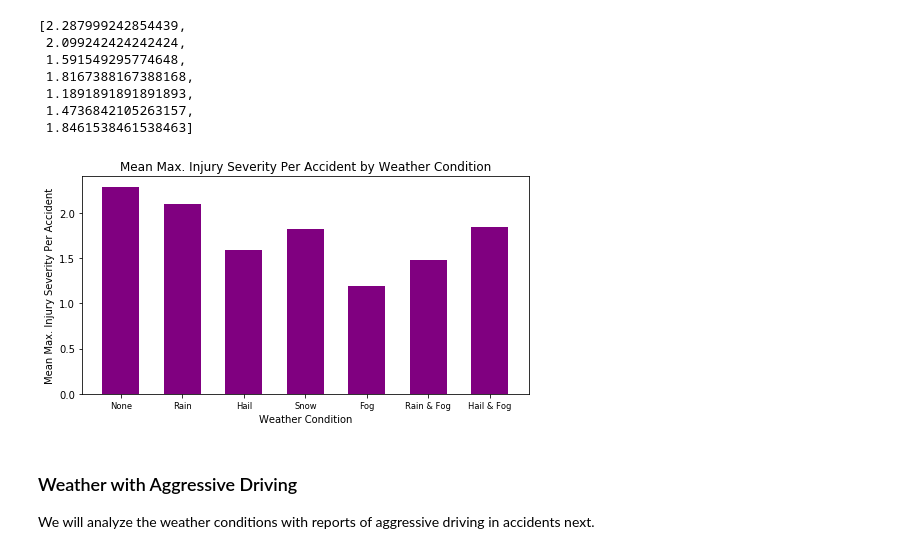
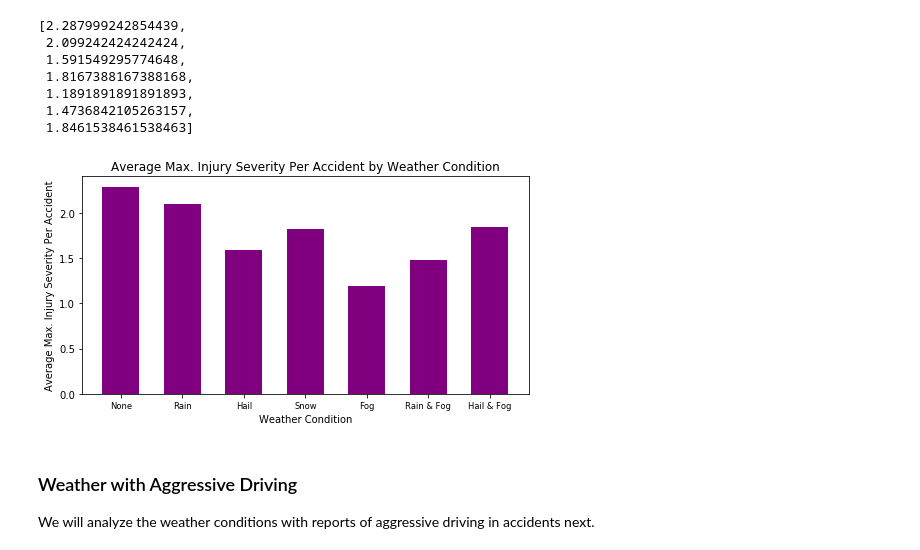
Before and after one commit to andythai/allegheny-crashes, a Jupyter notebook: FinalProject.ipynb, the cells around one changed output. Cells and saved outputs as stored; diff of their text form; code cells hidden in the pictures.

```diff
--- a/FinalProject.ipynb
+++ b/FinalProject.ipynb
@@ -352,19 +381,19 @@ df_weather_mean_sev
 # %%
 # Bar graph of means of max injury severity from driving per weather condition
 x_lbls = ['None','Rain', 'Hail', 'Snow', 'Fog', 'Rain & Fog', 'Hail & Fog']
 y = df_weather_mean_sev
 
 plt.figure(figsize=(8,4))
 weather_mean_inj_plt = plt.bar(range(1, len(x_lbls) + 1), y, width=0.6, color='purple')
 
 plt.xticks(range(1,len(x_lbls) + 1), x_lbls, size='small')
-plt.title("Mean Max. Injury Severity Per Accident by Weather Condition")
-plt.ylabel('Mean Max. Injury Severity Per Accident')
+plt.title("Average Max. Injury Severity Per Accident by Weather Condition")
+plt.ylabel('Average Max. Injury Severity Per Accident')
 plt.xlabel('Weather Condition')
 
 plt.show()
 # %% [output]
-[figure, old version]
+[figure, new version]
 # %% [markdown]
 <h3>Weather with Aggressive Driving</h3>
 We will analyze the weather conditions with reports of aggressive driving in accidents next.
```
Also changed, not shown: parts of 16 cells of this notebook.
